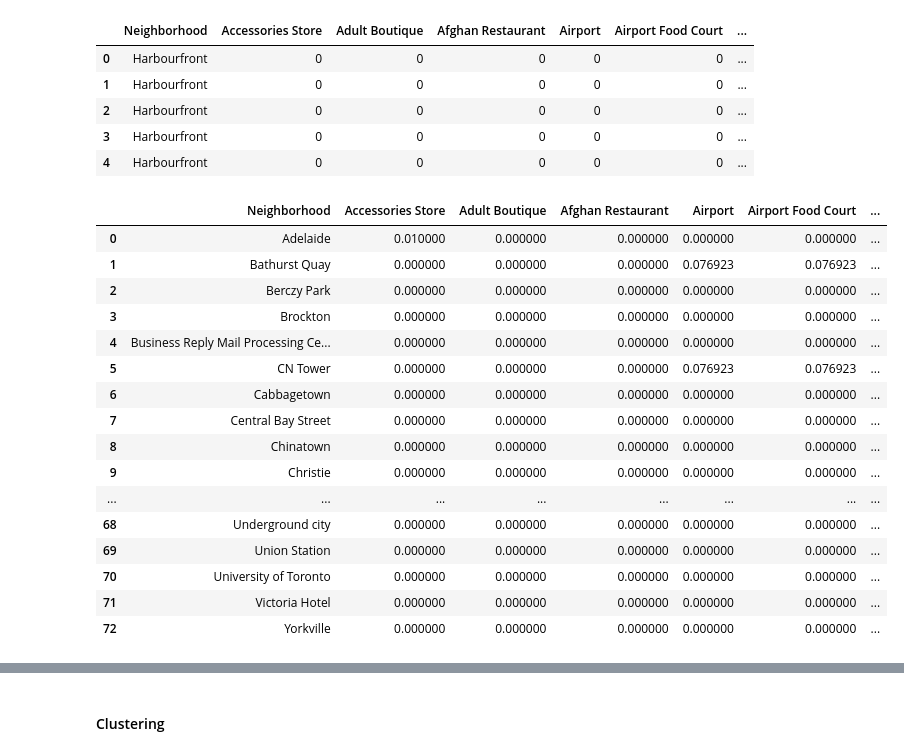
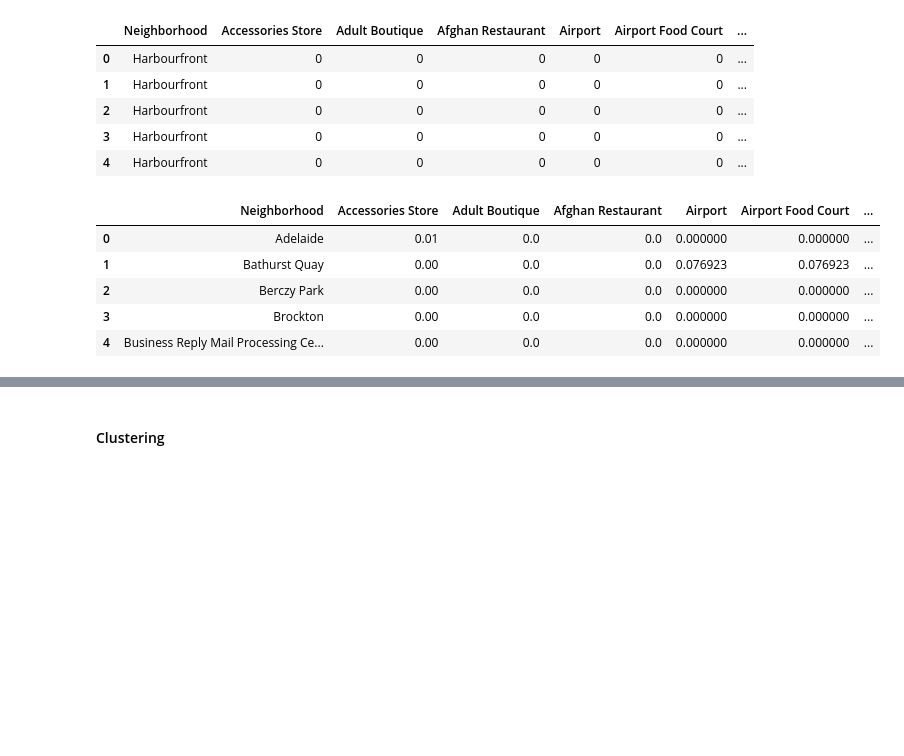
Before and after one commit to ecinue23/Coursera_Capstone, a Jupyter notebook: Toronto Neighbourhoods.ipynb, the cells around one changed output, grey strips where cells are left out. Drawn from its saved outputs; the diff is of its cells as text; code cells hidden in the pictures; blank space fills up the shorter version.

```diff
--- a/Toronto Neighbourhoods.ipynb
+++ b/Toronto Neighbourhoods.ipynb
@@ -260,25 +238,14 @@ t_onehot.head()
 # %%
 #Grouping the rows by Neighbourhood
 t_grouped = t_onehot.groupby('Neighborhood').mean().reset_index()
-t_grouped
+t_grouped.head()
 # %% [output]
 |  | Neighborhood | Accessories Store | Adult Boutique | Afghan Restaurant | Airport | Airport Food Court | ... |
-| 0 | Adelaide | 0.010000 | 0.000000 | 0.000000 | 0.000000 | 0.000000 | ... |
-| 1 | Bathurst Quay | 0.000000 | 0.000000 | 0.000000 | 0.076923 | 0.076923 | ... |
-| 2 | Berczy Park | 0.000000 | 0.000000 | 0.000000 | 0.000000 | 0.000000 | ... |
-| 3 | Brockton | 0.000000 | 0.000000 | 0.000000 | 0.000000 | 0.000000 | ... |
-| 4 | Business Reply Mail Processing Ce... | 0.000000 | 0.000000 | 0.000000 | 0.000000 | 0.000000 | ... |
-| 5 | CN Tower | 0.000000 | 0.000000 | 0.000000 | 0.076923 | 0.076923 | ... |
-| 6 | Cabbagetown | 0.000000 | 0.000000 | 0.000000 | 0.000000 | 0.000000 | ... |
-| 7 | Central Bay Street | 0.000000 | 0.000000 | 0.000000 | 0.000000 | 0.000000 | ... |
-| 8 | Chinatown | 0.000000 | 0.000000 | 0.000000 | 0.000000 | 0.000000 | ... |
-| 9 | Christie | 0.000000 | 0.000000 | 0.000000 | 0.000000 | 0.000000 | ... |
-| ... | ... | ... | ... | ... | ... | ... | ... |
-| 68 | Underground city | 0.000000 | 0.000000 | 0.000000 | 0.000000 | 0.000000 | ... |
-| 69 | Union Station | 0.000000 | 0.000000 | 0.000000 | 0.000000 | 0.000000 | ... |
-| 70 | University of Toronto | 0.000000 | 0.000000 | 0.000000 | 0.000000 | 0.000000 | ... |
-| 71 | Victoria Hotel | 0.000000 | 0.000000 | 0.000000 | 0.000000 | 0.000000 | ... |
-| 72 | Yorkville | 0.000000 | 0.000000 | 0.000000 | 0.000000 | 0.000000 | ... |
+| 0 | Adelaide | 0.01 | 0.0 | 0.0 | 0.000000 | 0.000000 | ... |
+| 1 | Bathurst Quay | 0.00 | 0.0 | 0.0 | 0.076923 | 0.076923 | ... |
+| 2 | Berczy Park | 0.00 | 0.0 | 0.0 | 0.000000 | 0.000000 | ... |
+| 3 | Brockton | 0.00 | 0.0 | 0.0 | 0.000000 | 0.000000 | ... |
+| 4 | Business Reply Mail Processing Ce... | 0.00 | 0.0 | 0.0 | 0.000000 | 0.000000 | ... |
 # %%
 #Function to sort top 10 venues in a descending order
 
```
Also changed, not shown: parts of 2 cells of this notebook.
